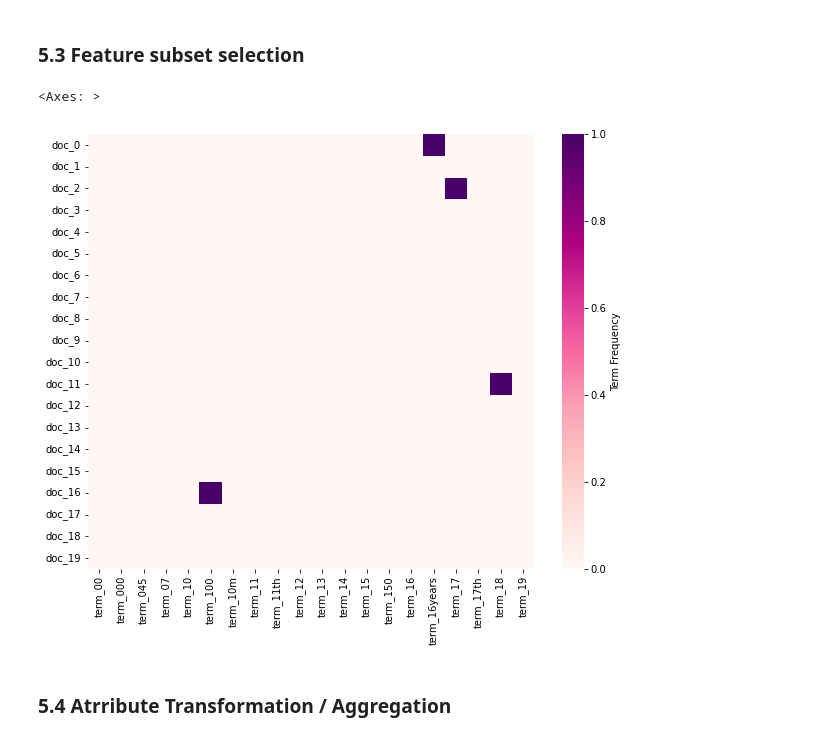
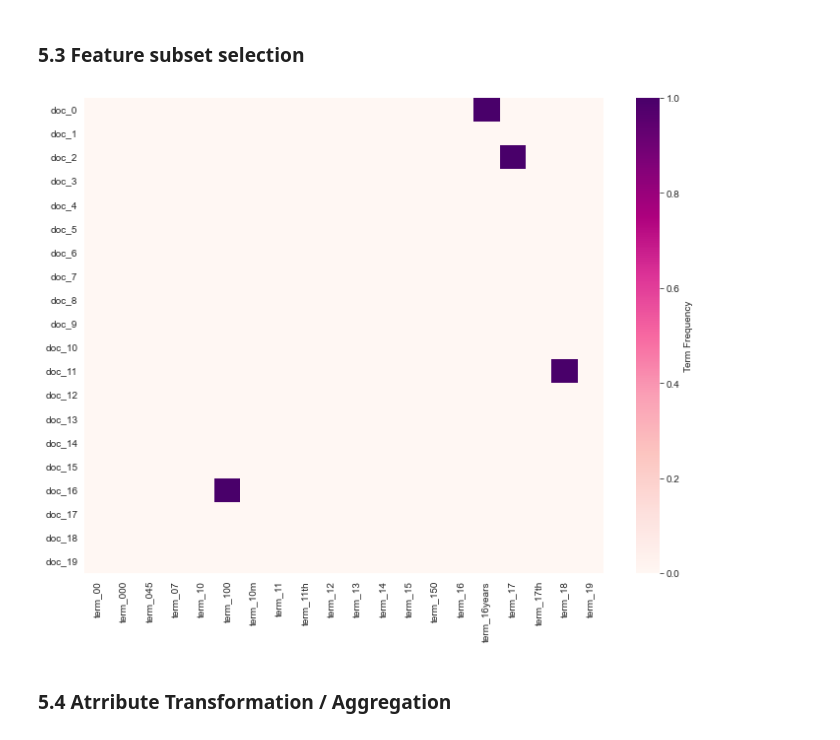
Before and after one commit to anku0910/DM2024-Lab1-Homework, a Jupyter notebook: DM2024-Lab1-Homework.ipynb, the cells around one changed output. Cells and saved outputs as stored; diff of their text form; code cells hidden in the pictures.

```diff
--- a/DM2024-Lab1-Homework.ipynb
+++ b/DM2024-Lab1-Homework.ipynb
@@ -363,20 +363,29 @@ X[0:4]
 ### 5.3 Feature subset selection
 # %%
 import seaborn as sns
+import matplotlib.pyplot as plt
+import pandas as pd
+from sklearn.feature_extraction.text import CountVectorizer
 
+# Initialize and fit the CountVectorizer
+vectorizer = CountVectorizer()
+tdm = vectorizer.fit_transform(X['text'])  # Fit with the 'text' column of X
+
+# Extract feature names and index labels
 plot_x = ["term_" + str(i) for i in vectorizer.get_feature_names_out()[0:20]]
-plot_y = ["doc_" + str(i) for i in list(X.index)[0:20]]
+plot_y = ["doc_" + str(i) for i in range(20)]  # Generate labels for first 20 documents
 plot_z = tdm[0:20, 0:20].toarray()  # Select first 20 documents and first 20 terms
 
 # Create DataFrame for visualization
 tdm_df = pd.DataFrame(plot_z, columns=plot_x, index=plot_y)
 
 # Plot heatmap
 plt.subplots(figsize=(10, 8))
 sns.heatmap(tdm_df, cmap='RdPu', vmin=0, vmax=tdm_df.max().max(), annot=False, cbar_kws={'label': 'Term Frequency'})
+plt.tight_layout()
+plt.show()
 # %% [output]
-<Axes: >
-[figure, old version]
+[figure, new version]
 # %% [markdown]
 ### 5.4 Atrribute Transformation / Aggregation
 # %%
```
Also changed, not shown: parts of 66 cells of this notebook, 6 other files.
